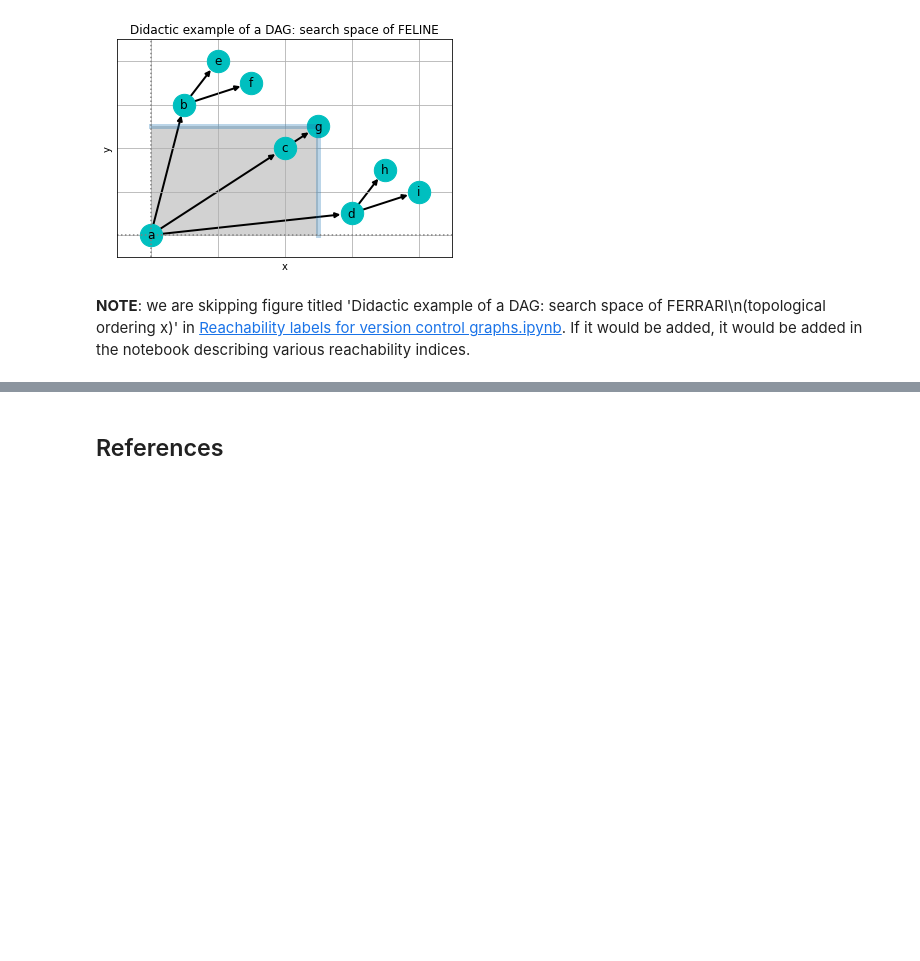
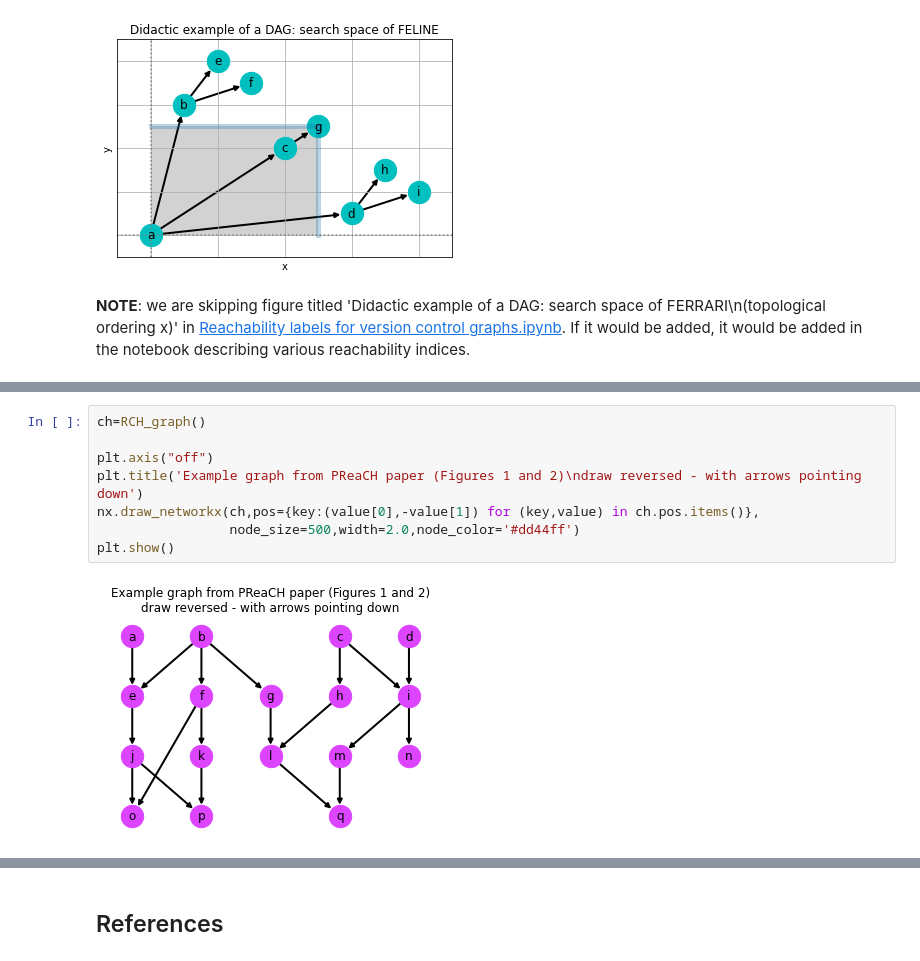
Before and after one commit to jnareb/git-commit-graph-ext, a Jupyter notebook: 03_example_graphs.ipynb, the cells around one changed output, grey strips where cells are left out. Saved outputs shown, nothing was run; the diff lists cells and outputs as text; blank space fills up the shorter version.

```diff
--- a/03_example_graphs.ipynb
+++ b/03_example_graphs.ipynb
@@ -329,0 +410,10 @@ nx.draw_networkx(de,pos=de.pos,
+# %%
+ch=RCH_graph()
+
+plt.axis("off")
+plt.title('Example graph from PReaCH paper (Figures 1 and 2)\ndraw reversed - with arrows pointing down')
+nx.draw_networkx(ch,pos={key:(value[0],-value[1]) for (key,value) in ch.pos.items()},
+                 node_size=500,width=2.0,node_color='#dd44ff')
+plt.show()
+# %% [output]
+[figure, added]
```
Also changed, not shown: parts of 10 cells of this notebook, 4 other files.
